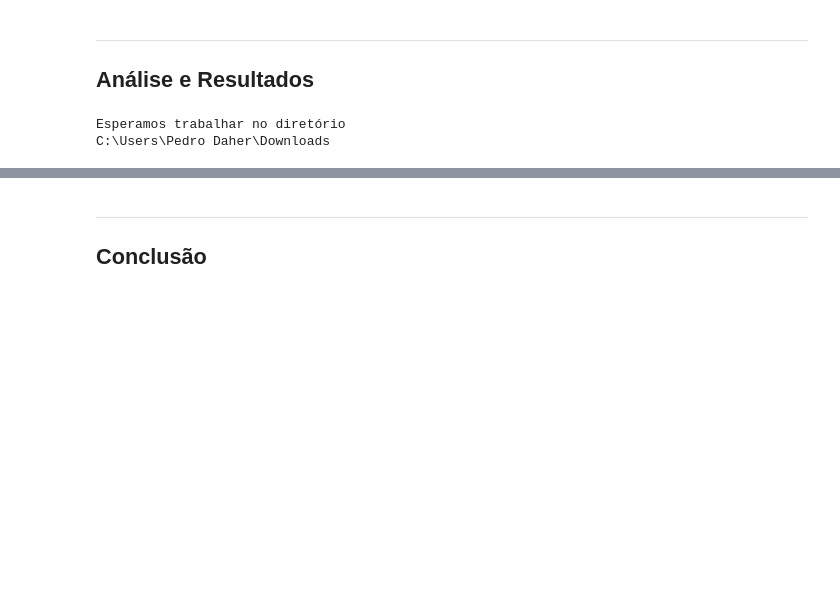
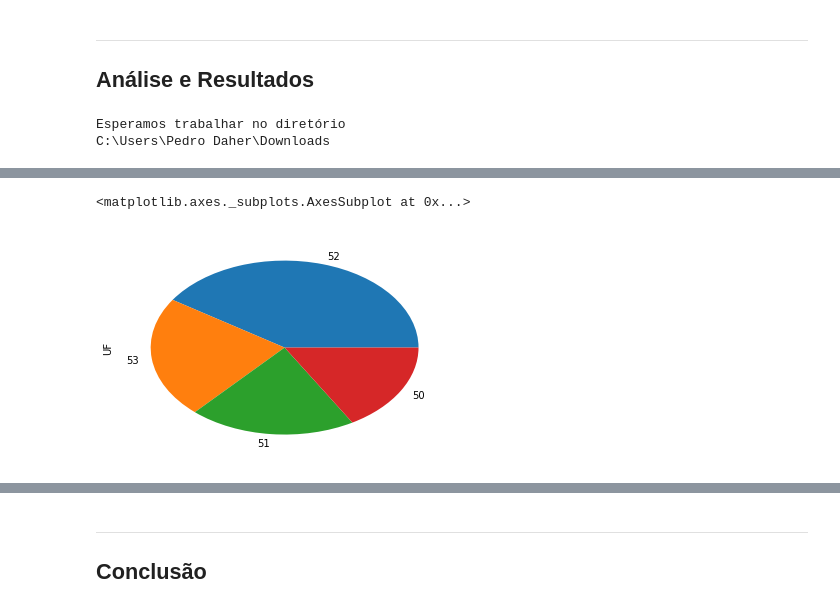
Before and after one commit to phdaher/CD, a Jupyter notebook: Projeto1 Layout.ipynb, the cells around one changed output, grey strips where cells are left out. Saved outputs shown, nothing was run; the diff lists cells and outputs as text; code cells hidden in the pictures; blank space fills up the shorter version.

```diff
--- a/Projeto1 Layout.ipynb
+++ b/Projeto1 Layout.ipynb
@@ -78,0 +89,5 @@ cut
+# %%
+dfc.plot(kind='pie', legend=False)
+# %% [output]
+<matplotlib.axes._subplots.AxesSubplot at 0x...>
+[figure, added]
```
Also changed, not shown: parts of 13 cells of this notebook.
